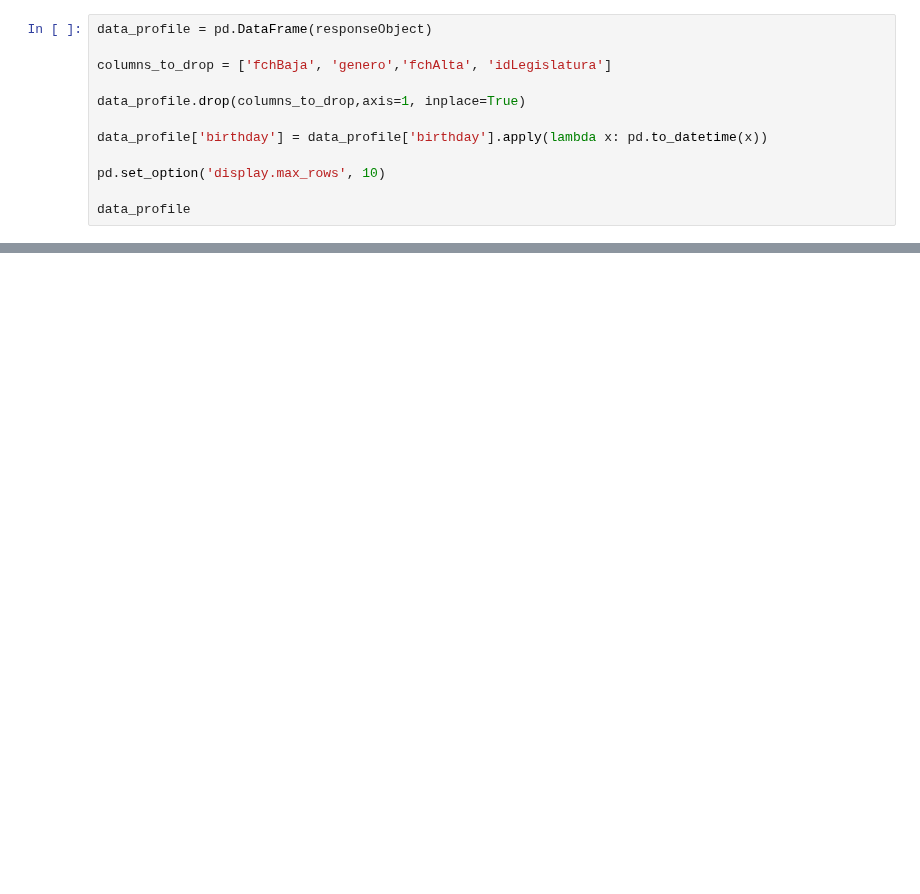
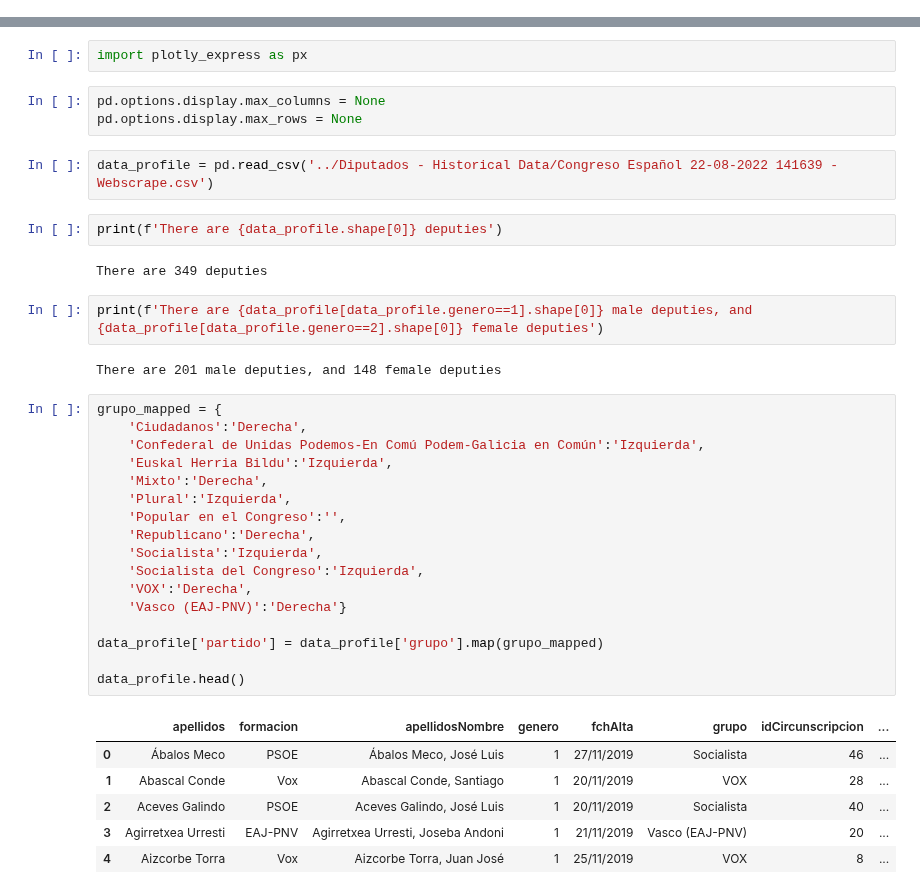
Before and after one commit to pedrosanhueza/Web-Scrape, a Jupyter notebook: Políticos Españoles/Diputados de España/Diputados - Code/Diputados.ipynb, the cells around one changed output, grey strips where cells are left out. Cells and saved outputs as stored; diff of their text form; blank space fills up the shorter version.

```diff
--- a/Políticos Españoles/Diputados de España/Diputados - Code/Diputados.ipynb
+++ b/Políticos Españoles/Diputados de España/Diputados - Code/Diputados.ipynb
@@ -49,12 +83,0 @@ for idx,codParlamentario in enumerate(codParlamentario):
-# %%
-data_profile = pd.DataFrame(responseObject)
-
-columns_to_drop = ['fchBaja', 'genero','fchAlta', 'idLegislatura']
-
-data_profile.drop(columns_to_drop,axis=1, inplace=True)
-
-data_profile['birthday'] = data_profile['birthday'].apply(lambda x: pd.to_datetime(x))
-
-pd.set_option('display.max_rows', 10)
-
-data_profile
@@ -98,0 +132,39 @@ Timestamp('1949-05-15 00:00:00')
+# %%
+import plotly_express as px
+# %%
+pd.options.display.max_columns = None
+pd.options.display.max_rows = None
+# %%
+data_profile = pd.read_csv('../Diputados - Historical Data/Congreso Español 22-08-2022 141639 - Webscrape.csv')
+# %%
+print(f'There are {data_profile.shape[0]} deputies')
+# %% [output]
+There are 349 deputies
+# %%
+print(f'There are {data_profile[data_profile.genero==1].shape[0]} male deputies, and {data_profile[data_profile.genero==2].shape[0]} female deputies')
+# %% [output]
+There are 201 male deputies, and 148 female deputies
+# %%
+grupo_mapped = {
+    'Ciudadanos':'Derecha',
+    'Confederal de Unidas Podemos-En Comú Podem-Galicia en Común':'Izquierda',
+    'Euskal Herria Bildu':'Izquierda',
+    'Mixto':'Derecha',
+    'Plural':'Izquierda',
+    'Popular en el Congreso':'',
+    'Republicano':'Derecha',
+    'Socialista':'Izquierda',
+    'Socialista del Congreso':'Izquierda',
+    'VOX':'Derecha',
+    'Vasco (EAJ-PNV)':'Derecha'}
+
+data_profile['partido'] = data_profile['grupo'].map(grupo_mapped)
+
+data_profile.head()
+# %% [output]
+|  | apellidos | formacion | apellidosNombre | genero | fchAlta | grupo | idCircunscripcion | ... |
+| 0 | Ábalos Meco | PSOE | Ábalos Meco, José Luis | 1 | 27/11/2019 | Socialista | 46 | ... |
+| 1 | Abascal Conde | Vox | Abascal Conde, Santiago | 1 | 20/11/2019 | VOX | 28 | ... |
+| 2 | Aceves Galindo | PSOE | Aceves Galindo, José Luis | 1 | 20/11/2019 | Socialista | 40 | ... |
+| 3 | Agirretxea Urresti | EAJ-PNV | Agirretxea Urresti, Joseba Andoni | 1 | 21/11/2019 | Vasco (EAJ-PNV) | 20 | ... |
+| 4 | Aizcorbe Torra | Vox | Aizcorbe Torra, Juan José | 1 | 25/11/2019 | VOX | 8 | ... |
```
Also changed, not shown: parts of 20 cells of this notebook, 10 other files.
